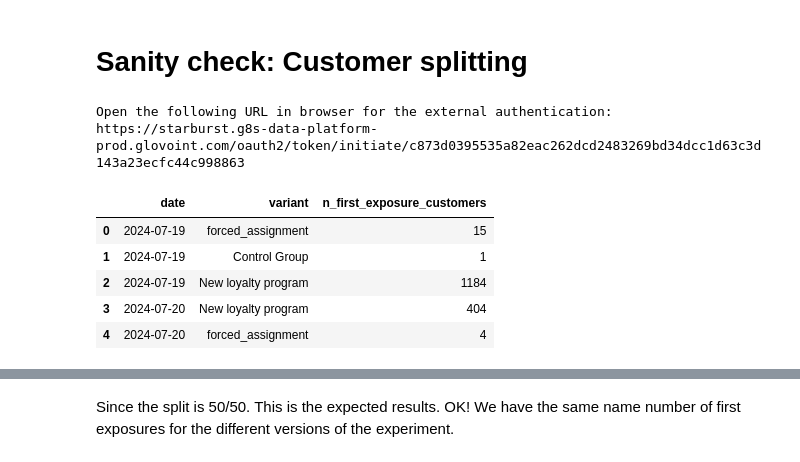
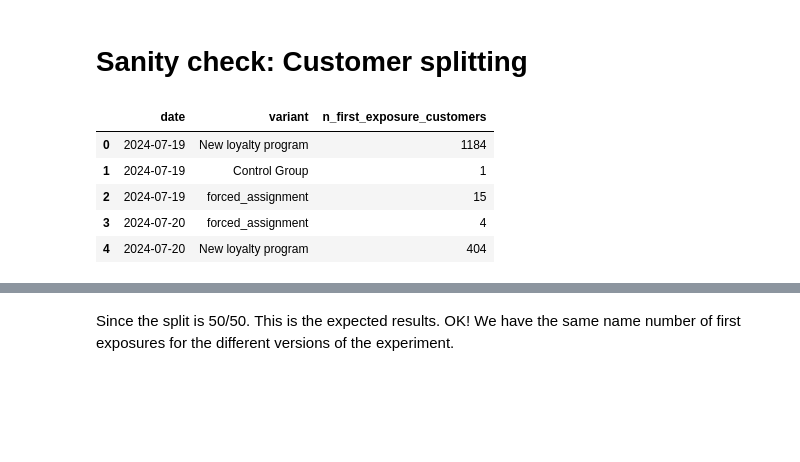
Before and after one commit to JordiCremades4444/central-node, a Jupyter notebook: notebooks/990_2024_6_loyaltycards/loyaltycards_analysis.ipynb, the cells around one changed output, grey strips where cells are left out. Drawn from its saved outputs; the diff is of its cells as text; code cells hidden in the pictures; blank space fills up the shorter version.

```diff
--- a/notebooks/990_2024_6_loyaltycards/loyaltycards_analysis.ipynb
+++ b/notebooks/990_2024_6_loyaltycards/loyaltycards_analysis.ipynb
@@ -11,7 +11,9 @@ import sys
 
 sys.path.append('c:/Users/Jordi Cremades/Documents/Repos/central-node')
 
-from utils import dataframe_visualizer ,query_engines
+from src import dataframe_statistics,dataframe_visualizer,query_engines
+
+q = query_engines.QueryEngines()
 # %% [markdown]
 # Experiment parameters
 # %% [markdown]
@@ -25,35 +27,27 @@ With alpha 0.05 (5% chance of FP))
 # %%
 START_DATE = "'2024-07-01'"
 END_DATE = "'2025-01-01'"
 
 params = [
     {'name':'start_date', 'value': str(START_DATE)},
     {'name':'end_date', 'value': str(END_DATE)},
 ]
 
-q = query_engines.QueryEngines(
-    reset_query_logs=True
-    ,reset_to_load=False
-)
-
 q.prepare_query(
     'lc_analysis/customer_splitting.sql'
     ,params=params
+    ,to_load_file=None
+    ,load_from_to_load_file=None
+
 )
 
-df  = q.query_run_starburst( #query_run_livedb otherwise
-    output_file='customer_splitting'
-    ,load_from_output_file=None
-    ,print_query=True
-)
+df  = q.query_run_starburst()
 
 df.head()
 # %% [output]
-Open the following URL in browser for the external authentication:
-https://starburst.g8s-data-platform-prod.glovoint.com/oauth2/token/initiate/c873d0395535a82eac262dcd2483269bd34dcc1d63c3d143a23ecfc44c998863
 |  | date | variant | n_first_exposure_customers |
-| 0 | 2024-07-19 | forced_assignment | 15 |
+| 0 | 2024-07-19 | New loyalty program | 1184 |
 | 1 | 2024-07-19 | Control Group | 1 |
-| 2 | 2024-07-19 | New loyalty program | 1184 |
-| 3 | 2024-07-20 | New loyalty program | 404 |
-| 4 | 2024-07-20 | forced_assignment | 4 |
+| 2 | 2024-07-19 | forced_assignment | 15 |
+| 3 | 2024-07-20 | forced_assignment | 4 |
+| 4 | 2024-07-20 | New loyalty program | 404 |
```
Also changed, not shown: parts of 84 cells of this notebook, 1 other file.
